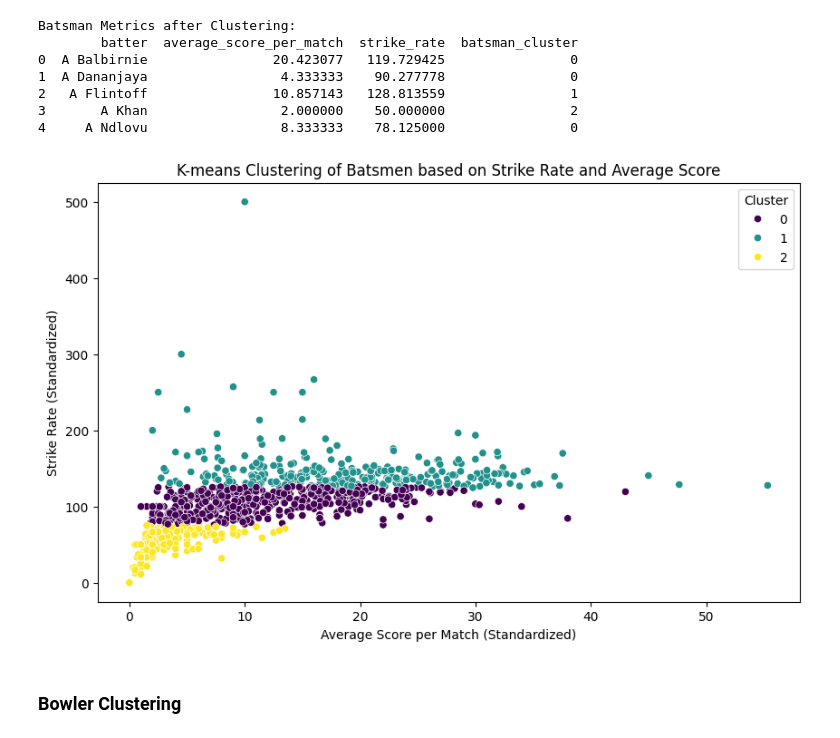
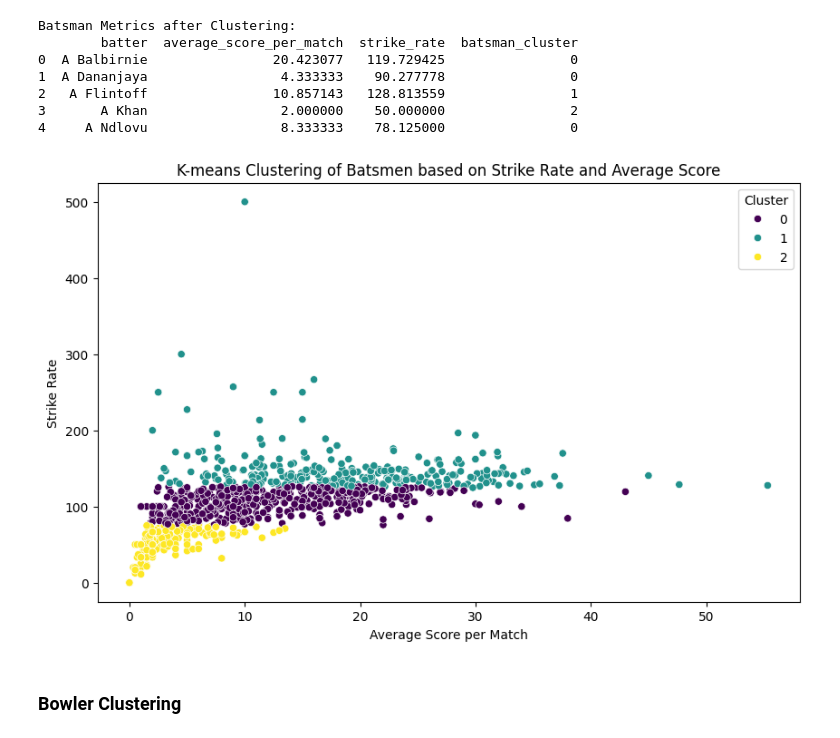
Before and after one commit to 19Kaumini/e19-co544-cricket-analytics-and-prediction, a Jupyter notebook: EDA/Batsman_and_Bowler_Clustering.ipynb, the cells around one changed output. Drawn from its saved outputs; the diff is of its cells as text; code cells hidden in the pictures.

```diff
--- a/EDA/BatsmanClustering.ipynb
+++ b/EDA/Batsman_and_Bowler_Clustering.ipynb
@@ -212,13 +212,13 @@ Batsman Metrics after Clustering:
 # %%
 plt.figure(figsize=(10, 6))
 sns.scatterplot(data=batsman_metrics, x='average_score_per_match', y='strike_rate', hue='batsman_cluster', palette='viridis')
 plt.title('K-means Clustering of Batsmen based on Strike Rate and Average Score')
-plt.xlabel('Average Score per Match (Standardized)')
-plt.ylabel('Strike Rate (Standardized)')
+plt.xlabel('Average Score per Match')
+plt.ylabel('Strike Rate')
 plt.legend(title='Cluster')
 plt.show()
 # %% [output]
-[figure, old version]
+[figure, new version]
 # %% [markdown]
 ### **Bowler Clustering**
 # %%
```
Also changed, not shown: parts of 2 cells of this notebook.
